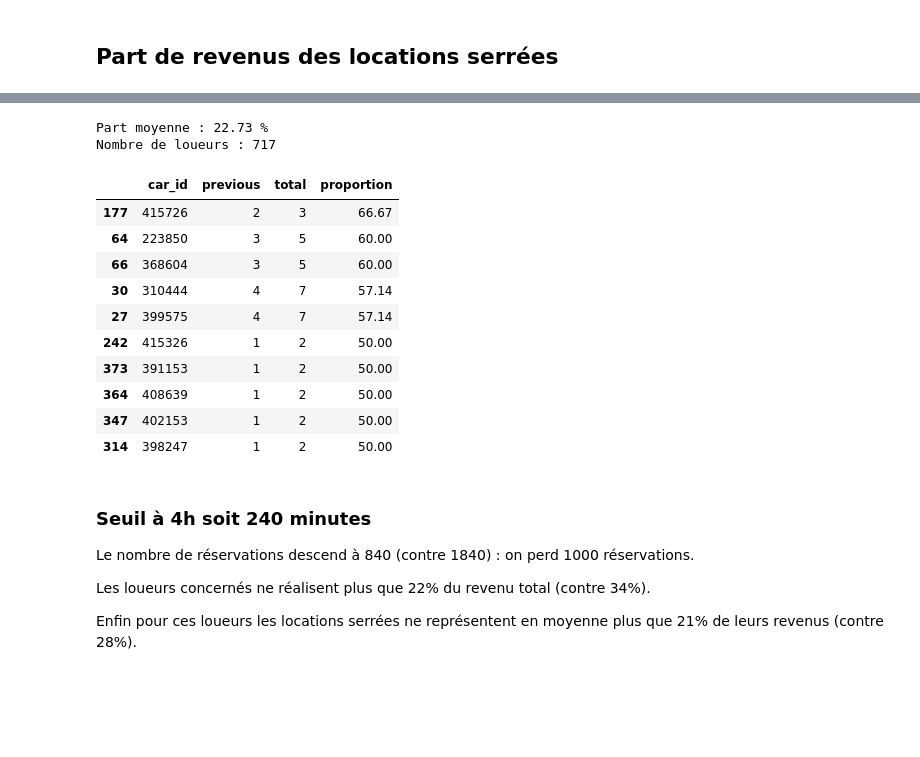
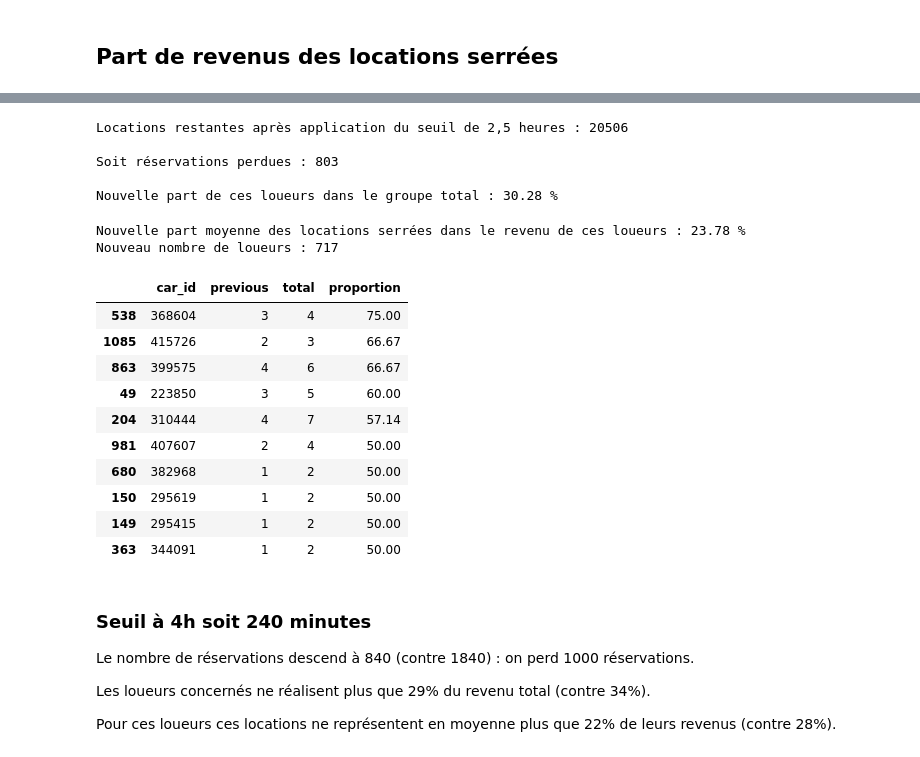
Before and after one commit to thimyxuan/car-rental-delay-analysis, a Jupyter notebook: partie_1.ipynb, the cells around one changed output, grey strips where cells are left out. Cells and saved outputs as stored; diff of their text form; code cells hidden in the pictures; blank space fills up the shorter version.

```diff
--- a/partie_1.ipynb
+++ b/partie_1.ipynb
@@ -376,0 +394,21 @@ tight_rentals_df.head()
+# %%
+# Toutes les voitures et le nombre de locations total :
+all_rentals_df = df.groupby('car_id').count()['rental_id'].to_frame().reset_index()
+
+# Toutes les voitures et le nombre de locations à délai court :
+all_cars_df = df.groupby('car_id').sum()['previous'].to_frame().reset_index()
+# %%
+# Uniquement les voitures ayant des locations serrées et le compte :
+all_tight_df = all_cars_df[all_cars_df['previous'] > 0].sort_values(by='previous', ascending=False)
+
+# Id des voitures ayant des locations serrées :
+tight_car_id = all_tight_df['car_id'].unique().tolist()
+
+# Toutes les locations de ces voitures :
+tight_car_df = df[(df['car_id'].isin(tight_car_id))]
+
+# Le nombre de locations total tous types confondus de ces voitures :
+tight_rentals_count = tight_car_df['rental_id'].nunique()
+
+# On affiche uniquement les voitures ayant des locations serrées et le compte :
+all_tight_df.head()
@@ -458,30 +468,52 @@ Dont locations serrées : 1038
+# %%
+# Rappel :
+# tight_car_df = toutes les locations des propriétaires ayant des locations serrées
+
+rentals_to_remove = tight_car_df[(tight_car_df['time_gap'] < 150) & (tight_car_df['previous']== 1)]['rental_id'].to_list()
+
+new_revenue = df[~df['rental_id'].isin(rentals_to_remove)]
+
+print('Locations restantes après application du seuil de 2,5 heures :', len(new_revenue))
+print('')
+print('Soit réservations perdues :', len(rentals_to_remove))
+print('')
+print('Nouvelle part de ces loueurs dans le groupe total :', round(len(new_revenue[new_revenue['car_id'].isin(tight_car_id)])/len(df)*100,2), '%')
+# %% [output]
+Locations restantes après application du seuil de 2,5 heures : 20506
+
+Soit réservations perdues : 803
+
+Nouvelle part de ces loueurs dans le groupe total : 30.28 %
+# %%
+all_tight_df = new_revenue[new_revenue['car_id'].isin(tight_car_id)].groupby('car_id').sum()['previous'].to_frame().reset_index()
+all_rentals_df = new_revenue.groupby('car_id').count()['rental_id'].to_frame().reset_index()
 # %%
-owners_tight = pd.merge(tight_rentals_df, all_rentals_df, left_on='car_id', right_on='car_id')
+owners_tight = pd.merge(all_tight_df, all_rentals_df, left_on='car_id', right_on='car_id')
 owners_tight.rename(columns={'rental_id': 'total'}, inplace=True)
 owners_tight['proportion'] = round(owners_tight['previous']/owners_tight['total']*100,2)
 
-print('Part moyenne :', round(owners_tight['proportion'].mean(),2), '%')
-print('Nombre de loueurs :', len(owners_tight))
+print('Nouvelle part moyenne des locations serrées dans le revenu de ces loueurs :', round(owners_tight[owners_tight['previous']>0]['proportion'].mean(),2), '%')
+print('Nouveau nombre de loueurs :', len(owners_tight[owners_tight['previous']>0]))
 owners_tight.sort_values(by='proportion', ascending=False).head(10)
 # %% [output]
-Part moyenne : 22.73 %
-Nombre de loueurs : 717
+Nouvelle part moyenne des locations serrées dans le revenu de ces loueurs : 23.78 %
+Nouveau nombre de loueurs : 717
 |  | car_id | previous | total | proportion |
-| 177 | 415726 | 2 | 3 | 66.67 |
-| 64 | 223850 | 3 | 5 | 60.00 |
-| 66 | 368604 | 3 | 5 | 60.00 |
-| 30 | 310444 | 4 | 7 | 57.14 |
-| 27 | 399575 | 4 | 7 | 57.14 |
-| 242 | 415326 | 1 | 2 | 50.00 |
-| 373 | 391153 | 1 | 2 | 50.00 |
-| 364 | 408639 | 1 | 2 | 50.00 |
-| 347 | 402153 | 1 | 2 | 50.00 |
-| 314 | 398247 | 1 | 2 | 50.00 |
+| 538 | 368604 | 3 | 4 | 75.00 |
+| 1085 | 415726 | 2 | 3 | 66.67 |
+| 863 | 399575 | 4 | 6 | 66.67 |
+| 49 | 223850 | 3 | 5 | 60.00 |
+| 204 | 310444 | 4 | 7 | 57.14 |
+| 981 | 407607 | 2 | 4 | 50.00 |
+| 680 | 382968 | 1 | 2 | 50.00 |
+| 150 | 295619 | 1 | 2 | 50.00 |
+| 149 | 295415 | 1 | 2 | 50.00 |
+| 363 | 344091 | 1 | 2 | 50.00 |
 # %% [markdown]
 ### Seuil à 4h soit 240 minutes
 
 Le nombre de réservations descend à 840 (contre 1840) : on perd 1000 réservations.
 
-Les loueurs concernés ne réalisent plus que 22% du revenu total (contre 34%).
+Les loueurs concernés ne réalisent plus que 29% du revenu total (contre 34%).
 
-Enfin pour ces loueurs les locations serrées ne représentent en moyenne plus que 21% de leurs revenus (contre 28%).
+Pour ces loueurs ces locations ne représentent en moyenne plus que 22% de leurs revenus (contre 28%).
```
Also changed, not shown: parts of 33 cells of this notebook, 1 other file.
